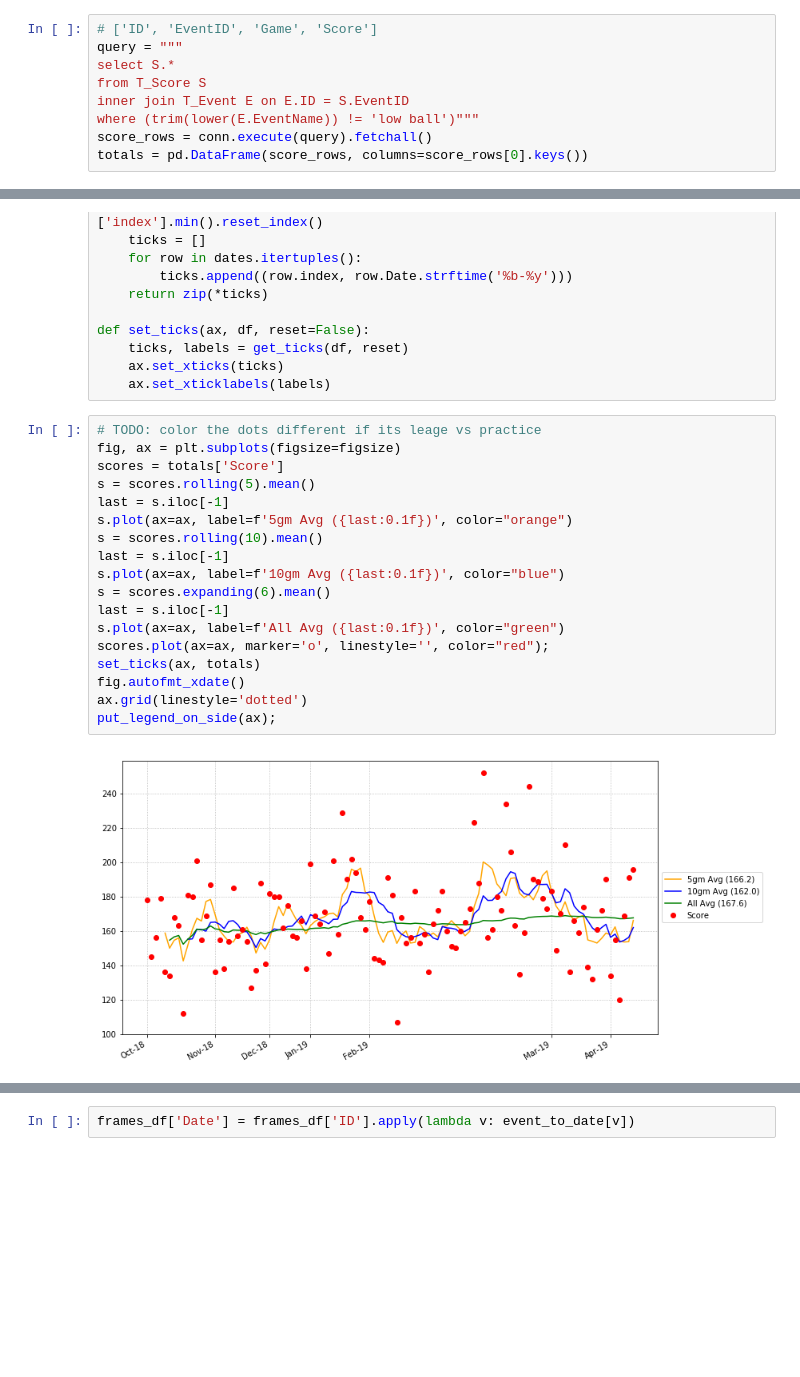
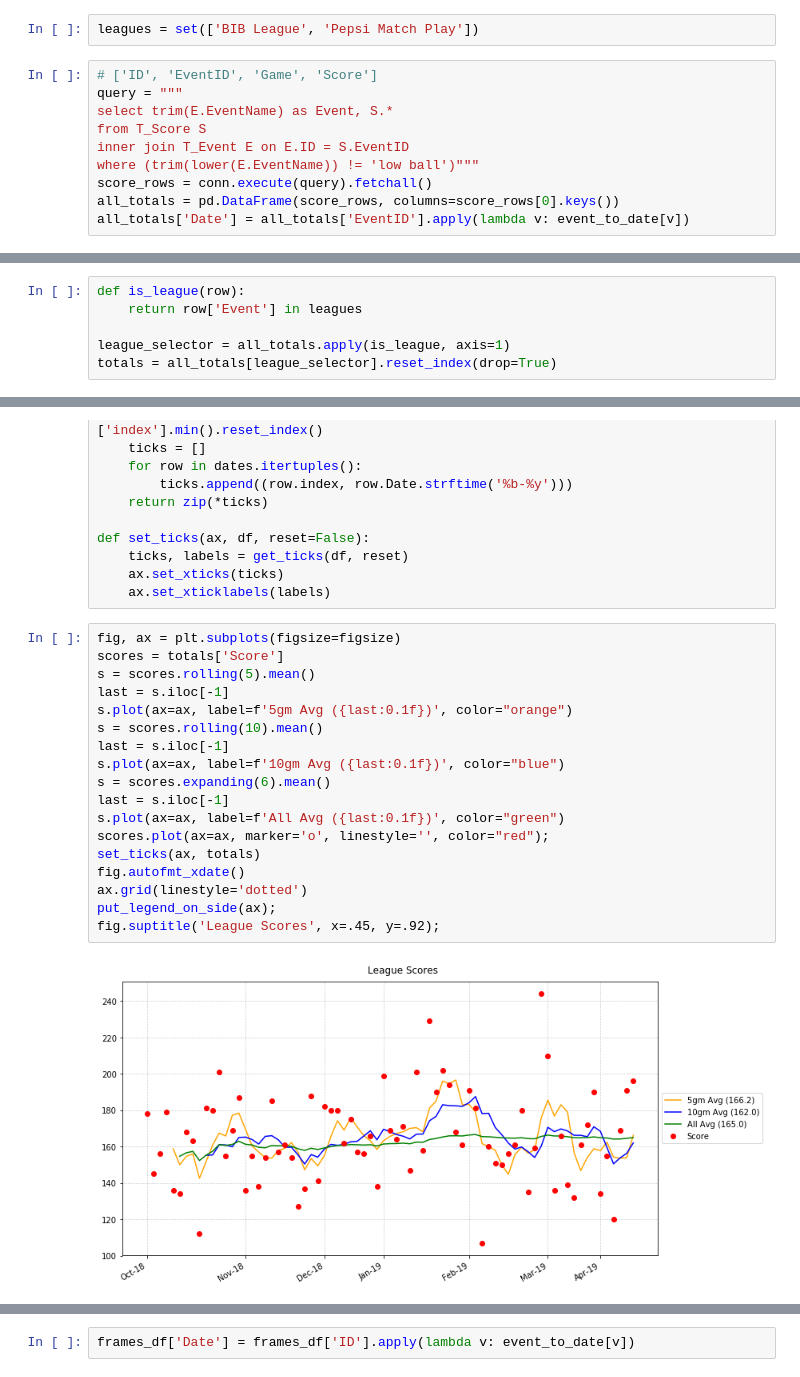
Before and after one commit to jobevers/bowlingscorer, a Jupyter notebook: Basic Stats.ipynb, the cells around one changed output, grey strips where cells are left out. Cells and saved outputs as stored; diff of their text form; blank space fills up the shorter version.

```diff
--- a/Basic Stats.ipynb
+++ b/Basic Stats.ipynb
@@ -61,12 +41,15 @@ df['EventName'].str.strip().unique()
 # %% [output]
 array(['BIB League', 'Pepsi Match Play', 'Low ball', 'Practice'],
       dtype=object)
+# %%
+leagues = set(['BIB League', 'Pepsi Match Play'])
 # %%
 # ['ID', 'EventID', 'Game', 'Score']
 query = """
-select S.*
+select trim(E.EventName) as Event, S.*
 from T_Score S
 inner join T_Event E on E.ID = S.EventID
 where (trim(lower(E.EventName)) != 'low ball')"""
 score_rows = conn.execute(query).fetchall()
-totals = pd.DataFrame(score_rows, columns=score_rows[0].keys())
+all_totals = pd.DataFrame(score_rows, columns=score_rows[0].keys())
+all_totals['Date'] = all_totals['EventID'].apply(lambda v: event_to_date[v])
@@ -75,3 +56,9 @@ totals['Date'] = totals['EventID'].apply(lambda v: event_to_date[v])
+# %%
+def is_league(row):
+    return row['Event'] in leagues
+
+league_selector = all_totals.apply(is_league, axis=1)
+totals = all_totals[league_selector].reset_index(drop=True)
 # %%
 def get_ticks(df, reset):
     if reset:
@@ -87,22 +74,22 @@ def set_ticks(ax, df, reset=False):
     ax.set_xticks(ticks)
     ax.set_xticklabels(labels)
 # %%
-# TODO: color the dots different if its leage vs practice
 fig, ax = plt.subplots(figsize=figsize)
 scores = totals['Score']
 s = scores.rolling(5).mean()
 last = s.iloc[-1]
 s.plot(ax=ax, label=f'5gm Avg ({last:0.1f})', color="orange")
 s = scores.rolling(10).mean()
 last = s.iloc[-1]
 s.plot(ax=ax, label=f'10gm Avg ({last:0.1f})', color="blue")
 s = scores.expanding(6).mean()
 last = s.iloc[-1]
 s.plot(ax=ax, label=f'All Avg ({last:0.1f})', color="green")
 scores.plot(ax=ax, marker='o', linestyle='', color="red");
 set_ticks(ax, totals)
 fig.autofmt_xdate()
 ax.grid(linestyle='dotted')
 put_legend_on_side(ax);
+fig.suptitle('League Scores', x=.45, y=.92);
 # %% [output]
-[figure, old version]
+[figure, new version]
```
Also changed, not shown: parts of 18 cells of this notebook.
